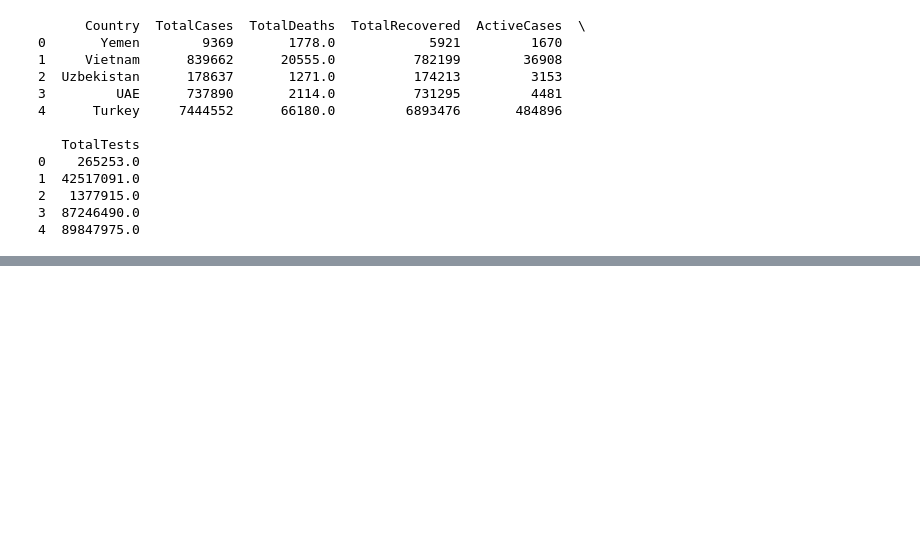
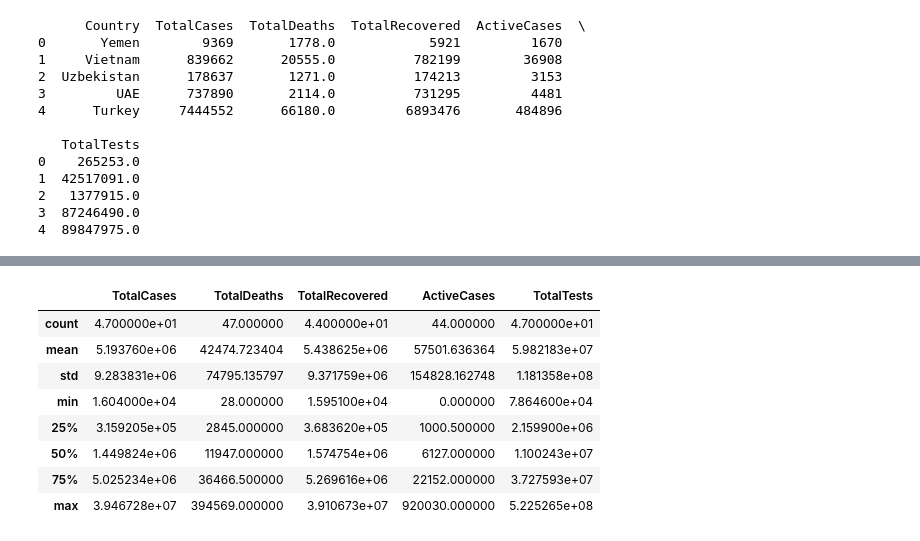
Before and after one commit to rachanakafle/rachana-made-template, a Jupyter notebook: project/report.ipynb, the cells around one changed output, grey strips where cells are left out. Saved outputs shown, nothing was run; the diff lists cells and outputs as text; code cells hidden in the pictures; blank space fills up the shorter version.

```diff
--- a/project/report.ipynb
+++ b/project/report.ipynb
@@ -50,0 +105,12 @@ print(df_europe.head())
+# %%
+df_europe.describe()
+# %% [output]
+|  | TotalCases | TotalDeaths | TotalRecovered | ActiveCases | TotalTests |
+| count | 4.700000e+01 | 47.000000 | 4.400000e+01 | 44.000000 | 4.700000e+01 |
+| mean | 5.193760e+06 | 42474.723404 | 5.438625e+06 | 57501.636364 | 5.982183e+07 |
+| std | 9.283831e+06 | 74795.135797 | 9.371759e+06 | 154828.162748 | 1.181358e+08 |
+| min | 1.604000e+04 | 28.000000 | 1.595100e+04 | 0.000000 | 7.864600e+04 |
+| 25% | 3.159205e+05 | 2845.000000 | 3.683620e+05 | 1000.500000 | 2.159900e+06 |
+| 50% | 1.449824e+06 | 11947.000000 | 1.574754e+06 | 6127.000000 | 1.100243e+07 |
+| 75% | 5.025234e+06 | 36466.500000 | 5.269616e+06 | 22152.000000 | 3.727593e+07 |
+| max | 3.946728e+07 | 394569.000000 | 3.910673e+07 | 920030.000000 | 5.225265e+08 |
```
Also changed, not shown: parts of 14 cells of this notebook.
